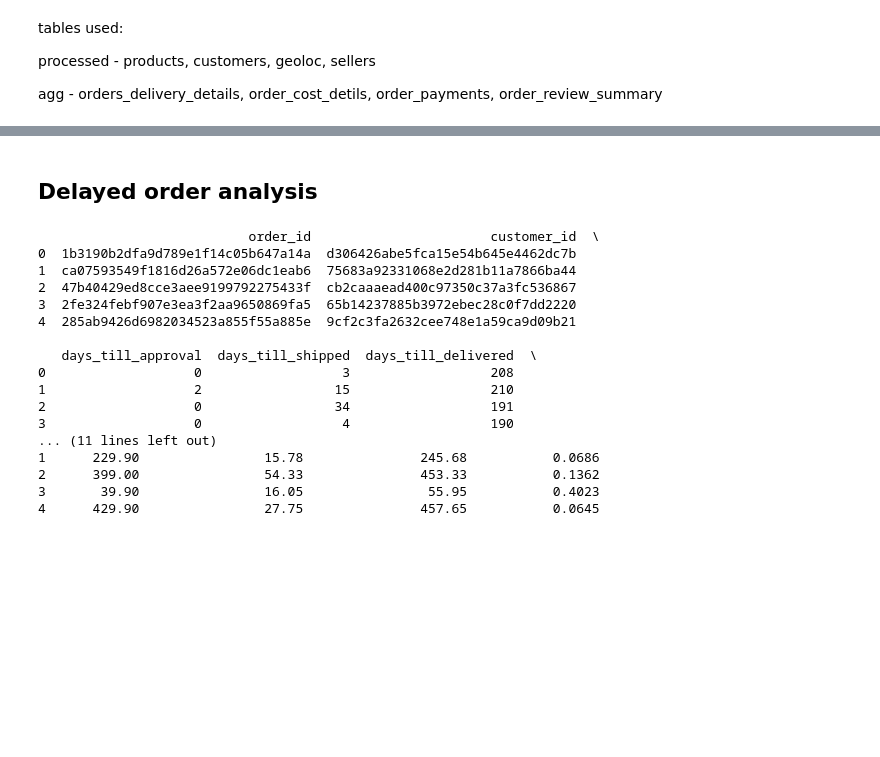
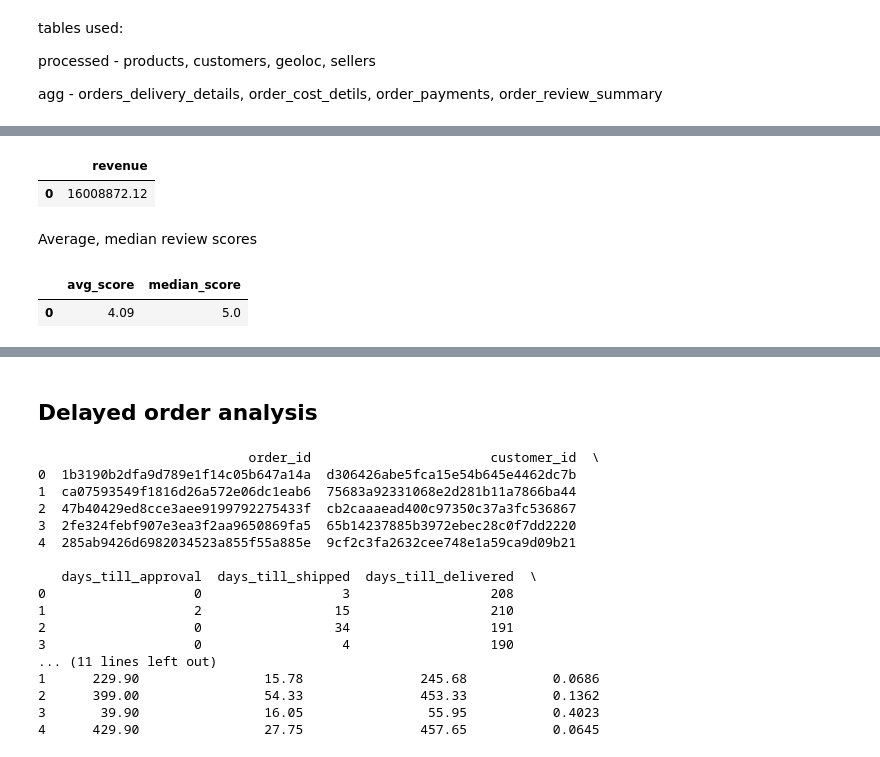
Before and after one commit to tejalig/olist-analysis, a Jupyter notebook: notebooks/05_EDA.ipynb, the cells around one changed output, grey strips where cells are left out. Saved outputs shown, nothing was run; the diff lists cells and outputs as text; code cells hidden in the pictures; blank space fills up the shorter version.

```diff
--- a/notebooks/05_EDA.ipynb
+++ b/notebooks/05_EDA.ipynb
@@ -80,0 +44,28 @@ Conclusion:
+# %%
+
+query = """
+    SELECT round(sum(opa.total_payment_value),2) as revenue
+    FROM orders_delivery_details odd
+    LEFT JOIN order_payments_agg opa
+    on odd.order_id = opa.order_id
+"""
+
+conn.execute(query).df()
+# %% [output]
+|  | revenue |
+| 0 | 16008872.12 |
+# %% [markdown]
+Average, median review scores
+# %%
+
+query = """
+    SELECT round(avg(ors.avg_score),2) as avg_score, round(median(ors.avg_score),2) as median_score
+    FROM orders_delivery_details odd
+    LEFT JOIN order_review_summary ors
+    on odd.order_id = ors.order_id
+"""
+
+conn.execute(query).df()
+# %% [output]
+|  | avg_score | median_score |
+| 0 | 4.09 | 5.0 |
```
Also changed, not shown: parts of 22 cells of this notebook.
